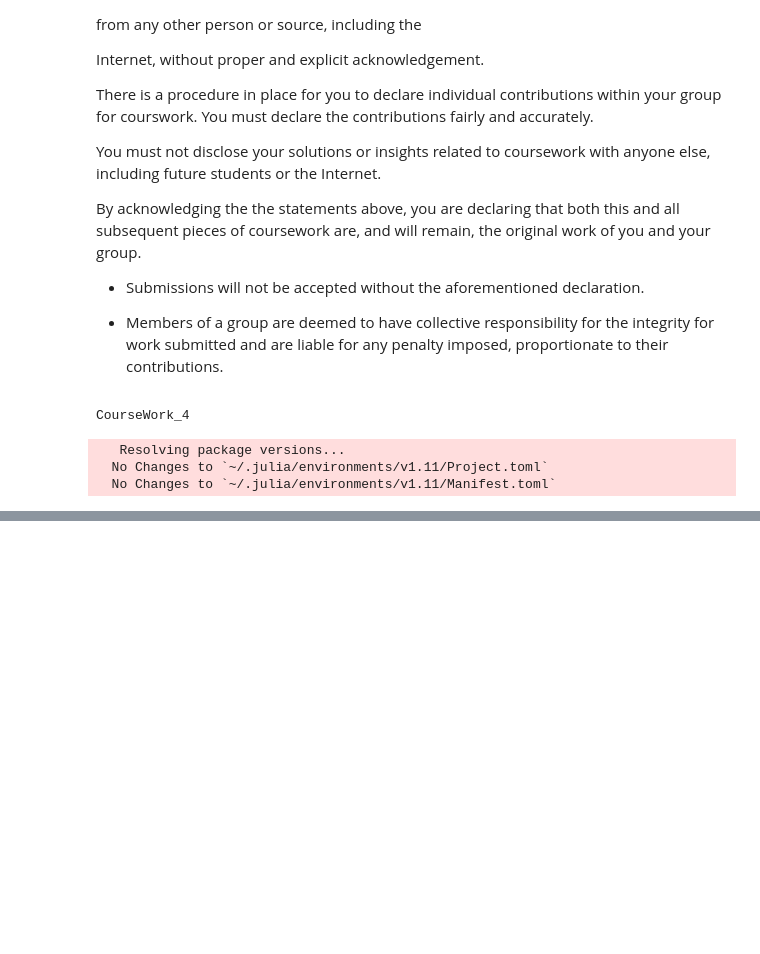
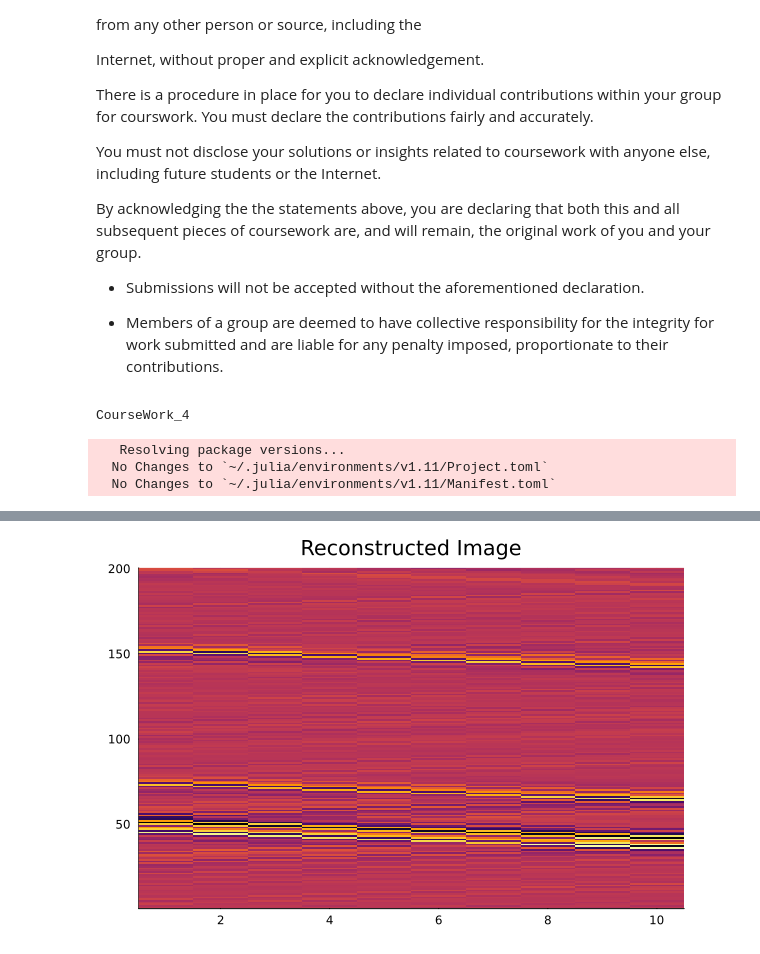
Before and after one commit to devbanthia/DataProcessing, a Jupyter notebook: cw4/DP-CW4-CIDxxxxxxxx.ipynb, the cells around one changed output, grey strips where cells are left out. Saved outputs shown, nothing was run; the diff lists cells and outputs as text; code cells hidden in the pictures; blank space fills up the shorter version.

```diff
--- a/cw4/DP-CW4-CIDxxxxxxxx.ipynb
+++ b/cw4/DP-CW4-CIDxxxxxxxx.ipynb
@@ -282,10 +325,23 @@ InterruptException: InterruptException:
 # %%
 using Images
 using FileIO
 using Plots
 
+#since Z1 is constrained to be as close as possible to X, we use Z1 to extract s and h. Using X for the same does not yield the same results (Don't know why)
 
-p1 = plot(heatmap(y, color=:grays), title="Original Image", legend=false)
+X_final = Z1
+s, sigma, h = svd(X_final)
 
+clean_signal = s[:,1]
+kernel = h[:,1]
 
+A.Q12_6_ans_X = X_final
+A.Q12_7_ans_s = clean_signal
+A.Q12_7_ans_h = kernel
+
+item = conv * vec(clean_signal*kernel')
+
+p1 = heatmap(X_final, title="Reconstructed Image", legend=false)
 plot(p1)
+# %% [output]
+[figure, added]
```
Also changed, not shown: parts of 3 cells of this notebook, 2 other files.
